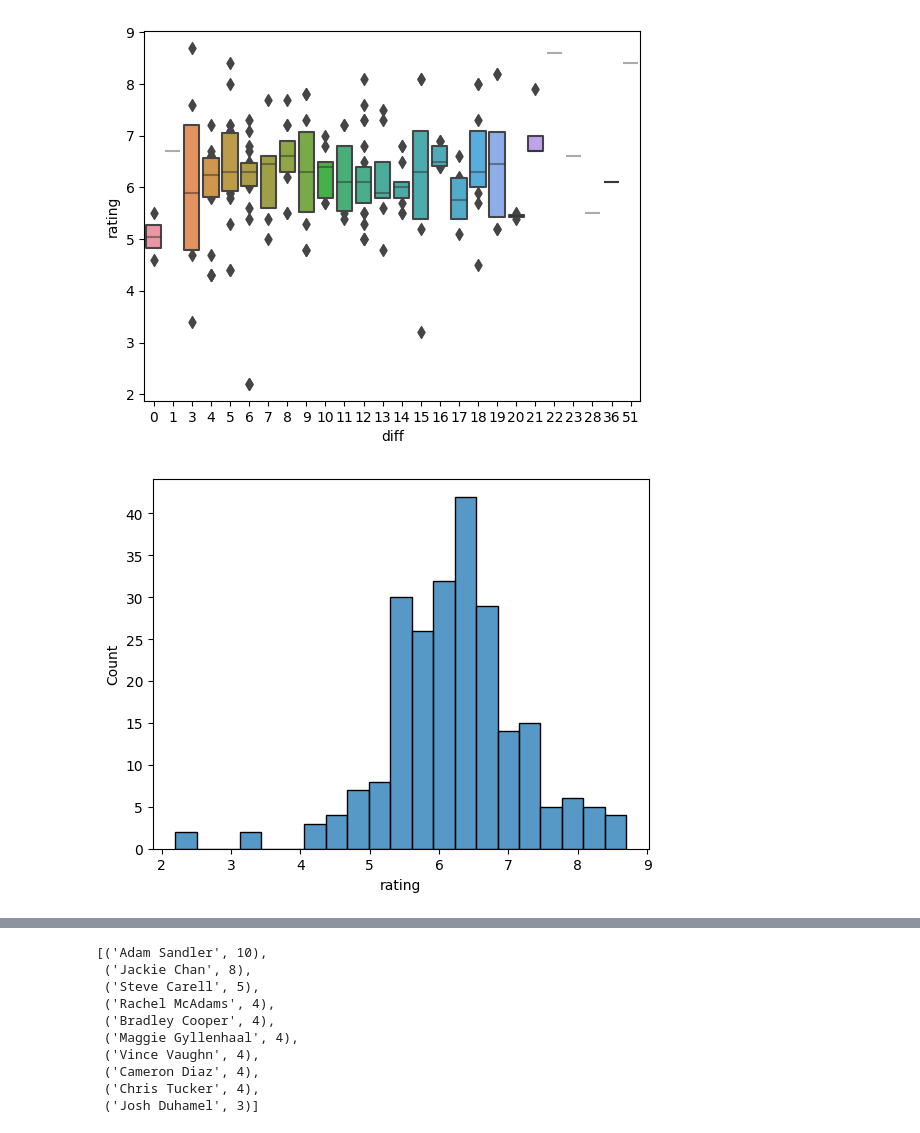
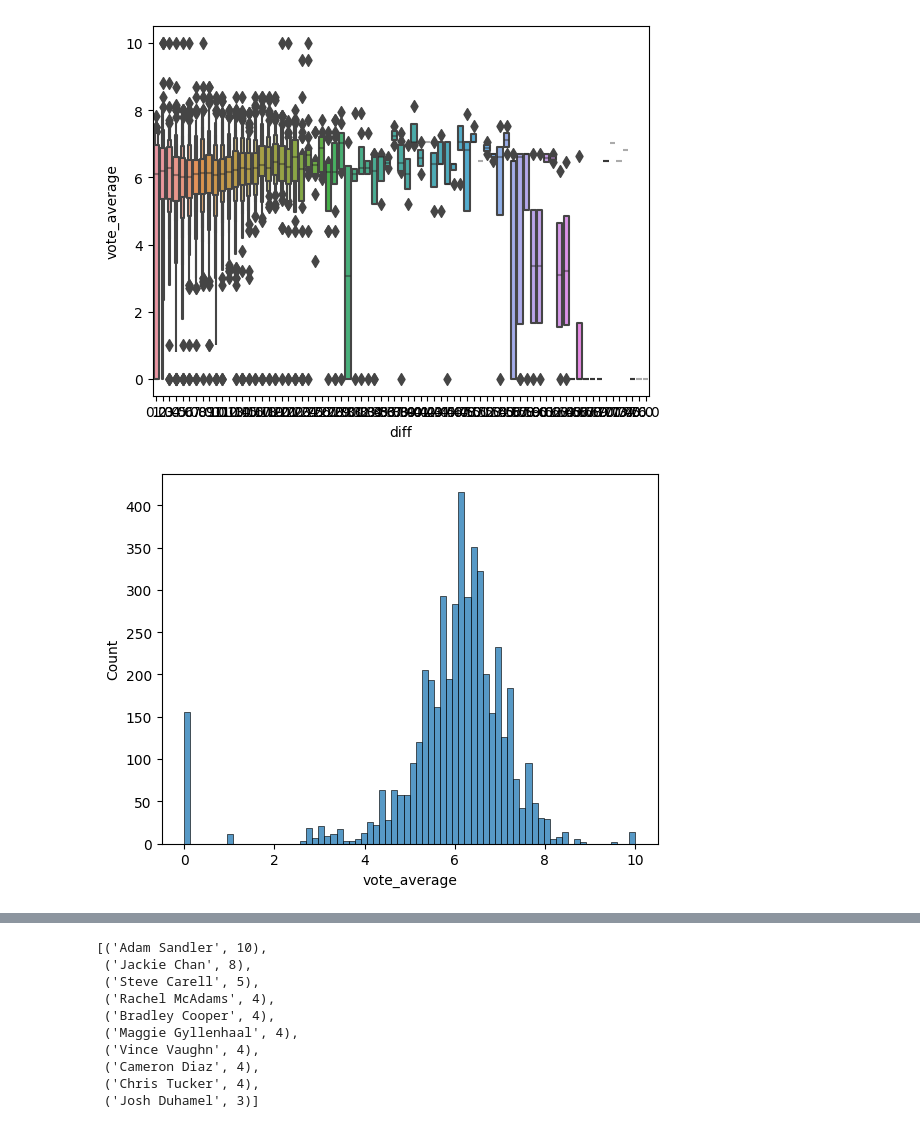
Before and after one commit to erlonL/SessaodaTarde, a Jupyter notebook: Analysis.ipynb, the cells around one changed output, grey strips where cells are left out. Cells and saved outputs as stored; diff of their text form; code cells hidden in the pictures.

Commit message:
u - data view | csv files

```diff
--- a/Analysis.ipynb
+++ b/Analysis.ipynb
@@ -40,0 +24,12 @@ df
+# %%
+df.dropna(subset=['title'], inplace=True)
+# %%
+df['release_year'] = df['release_date'].str[:4].astype(float)
+df['year'] = df['date'].str[:4].astype(float)
+
+df['diff'] = df['year'] - df['release_year']
+# %%
+rows_to_delete = df.loc[df['diff'] < 0]
+df.drop(rows_to_delete.index, inplace=True)
+# %%
+df.dropna(subset=['release_date'], inplace = True)
@@ -41,13 +43,13 @@ df
 # %%
-sns.boxenplot(x='diff', y='rating', data=df)
+sns.boxenplot(x='diff', y='vote_average', data=df)
 plt.show()
 # %% [output]
-[figure, old version]
+[figure, new version]
 # %%
-sns.histplot(df['rating'])
+sns.histplot(df['vote_average'])
 plt.show()
 # %% [output]
-[figure, old version]
+[figure, new version]
 # %%
 sns.histplot(df['diff'])
 plt.show()
```
Also changed, not shown: parts of 11 cells of this notebook, 3 other files.
